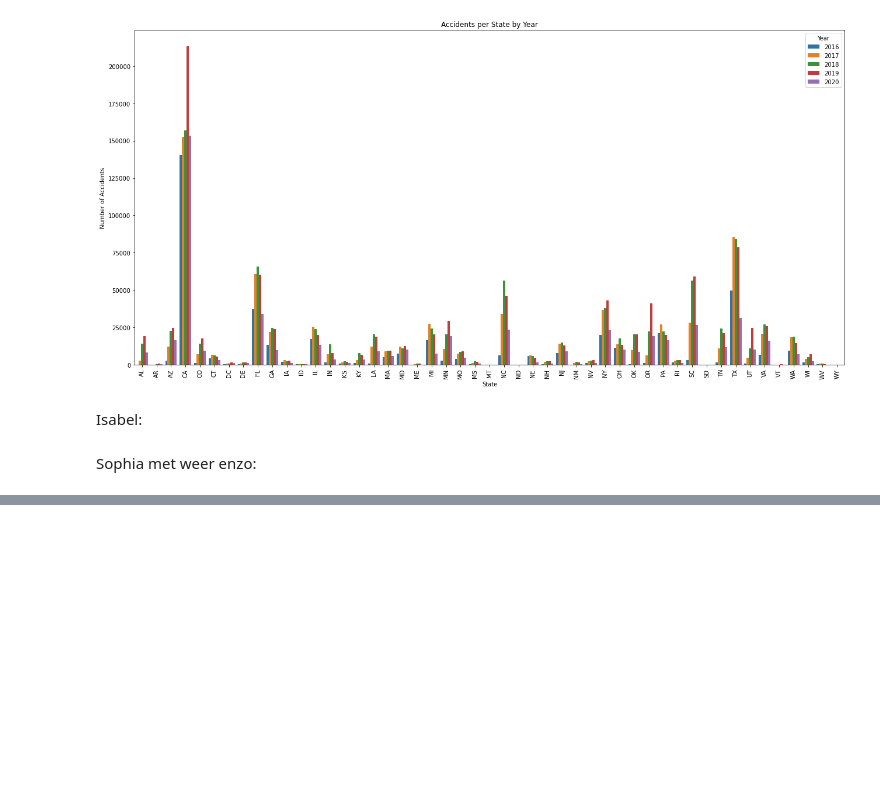
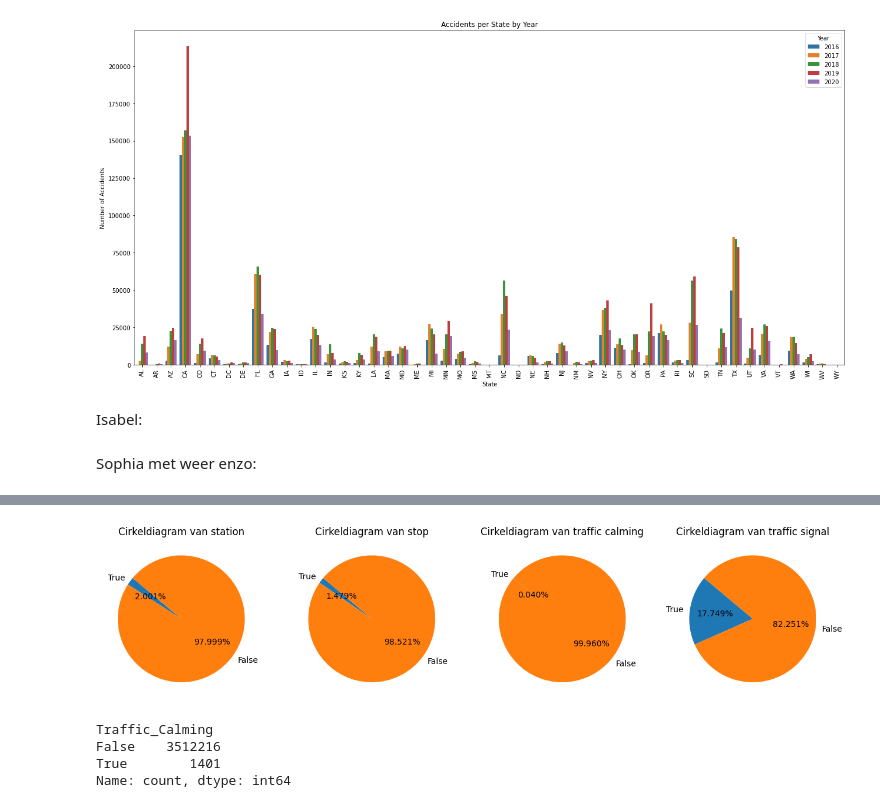
Before and after one commit to IsabelvanDam19/WT_Specialisatie, a Jupyter notebook: Beetje dingen enzo.ipynb, the cells around one changed output, grey strips where cells are left out. Cells and saved outputs as stored; diff of their text form; code cells hidden in the pictures; blank space fills up the shorter version.

```diff
--- a/Beetje dingen enzo.ipynb
+++ b/Beetje dingen enzo.ipynb
@@ -232,0 +278,33 @@ plt.show()
+# %%
+plt.figure(figsize=(16, 6))
+
+station = [(df['Station'] == True).sum(), (df['Station'] == False).sum()]
+plt.subplot(1,4,1)
+plt.pie(station, labels= ['True', 'False'], autopct='%1.3f%%', startangle=140)
+plt.title('Cirkeldiagram van station')
+
+stop = [(df['Stop'] == True).sum(), (df['Stop'] == False).sum()]
+plt.subplot(1,4,2)
+plt.pie(stop, labels= ['True', 'False'], autopct='%1.3f%%', startangle=140)
+plt.title('Cirkeldiagram van stop')
+
+traffic_calming = [(df['Traffic_Calming'] == True).sum(), (df['Traffic_Calming'] == False).sum()]
+plt.subplot(1,4,3)
+plt.pie(traffic_calming, labels= ['True', 'False'], autopct='%1.3f%%', startangle=140)
+plt.title('Cirkeldiagram van traffic calming')
+
+traffic_signal = [(df['Traffic_Signal'] == True).sum(), (df['Traffic_Signal'] == False).sum()]
+plt.subplot(1,4,4)
+plt.pie(traffic_signal, labels= ['True', 'False'], autopct='%1.3f%%', startangle=140)
+plt.title('Cirkeldiagram van traffic signal')
+
+plt.show()
+# %% [output]
+[figure, added]
+# %%
+df["Traffic_Calming"].value_counts()
+# %% [output]
+Traffic_Calming
+False    3512216
+True        1401
+Name: count, dtype: int64
```
Also changed, not shown: parts of 7 cells of this notebook.
